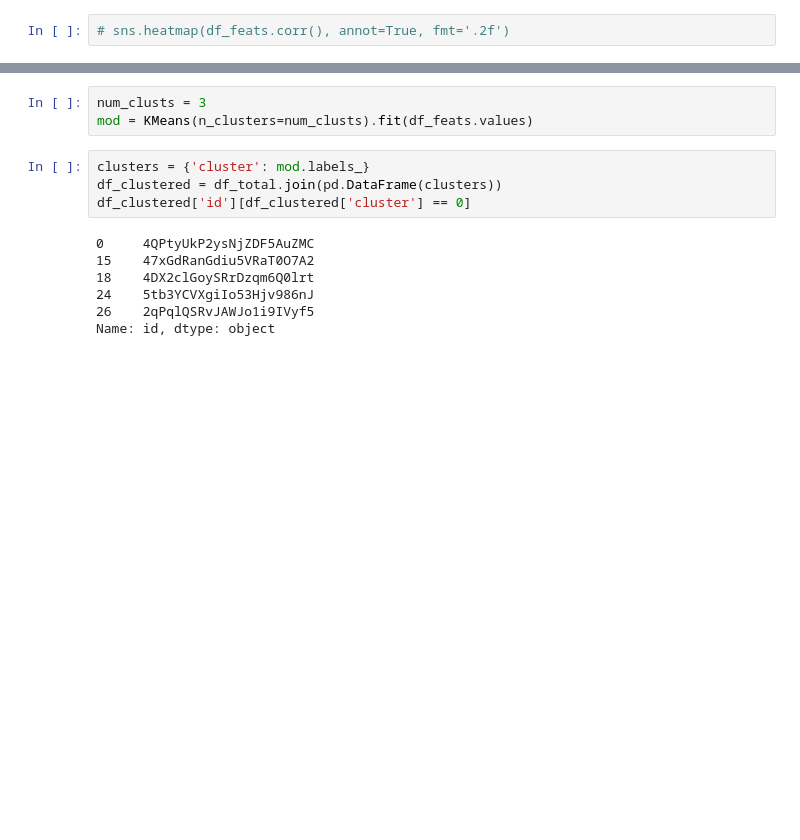
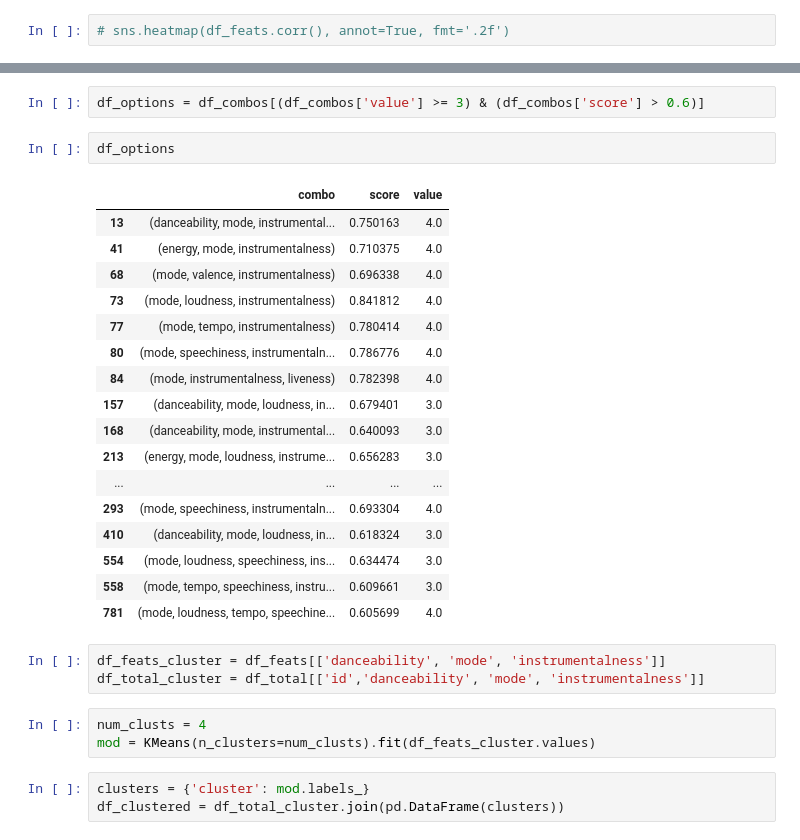
Before and after one commit to yashpar1/playlist-builder, a Jupyter notebook: exploratory_analysis.ipynb, the cells around one changed output, grey strips where cells are left out. Cells and saved outputs as stored; diff of their text form; blank space fills up the shorter version.

```diff
--- a/exploratory_analysis.ipynb
+++ b/exploratory_analysis.ipynb
@@ -177,17 +110,34 @@ sp.current_user_playlists()['items'][0]['id']
+# %%
+df_options = df_combos[(df_combos['value'] >= 3) & (df_combos['score'] > 0.6)]
+# %%
+df_options
+# %% [output]
+|  | combo | score | value |
+| 13 | (danceability, mode, instrumental... | 0.750163 | 4.0 |
+| 41 | (energy, mode, instrumentalness) | 0.710375 | 4.0 |
+| 68 | (mode, valence, instrumentalness) | 0.696338 | 4.0 |
+| 73 | (mode, loudness, instrumentalness) | 0.841812 | 4.0 |
+| 77 | (mode, tempo, instrumentalness) | 0.780414 | 4.0 |
+| 80 | (mode, speechiness, instrumentaln... | 0.786776 | 4.0 |
+| 84 | (mode, instrumentalness, liveness) | 0.782398 | 4.0 |
+| 157 | (danceability, mode, loudness, in... | 0.679401 | 3.0 |
+| 168 | (danceability, mode, instrumental... | 0.640093 | 3.0 |
+| 213 | (energy, mode, loudness, instrume... | 0.656283 | 3.0 |
+| ... | ... | ... | ... |
+| 293 | (mode, speechiness, instrumentaln... | 0.693304 | 4.0 |
+| 410 | (danceability, mode, loudness, in... | 0.618324 | 3.0 |
+| 554 | (mode, loudness, speechiness, ins... | 0.634474 | 3.0 |
+| 558 | (mode, tempo, speechiness, instru... | 0.609661 | 3.0 |
+| 781 | (mode, loudness, tempo, speechine... | 0.605699 | 4.0 |
+# %%
+df_feats_cluster = df_feats[['danceability', 'mode', 'instrumentalness']]
+df_total_cluster = df_total[['id','danceability', 'mode', 'instrumentalness']]
 # %%
-num_clusts = 3
-mod = KMeans(n_clusters=num_clusts).fit(df_feats.values)
+num_clusts = 4
+mod = KMeans(n_clusters=num_clusts).fit(df_feats_cluster.values)
 # %%
 clusters = {'cluster': mod.labels_}
-df_clustered = df_total.join(pd.DataFrame(clusters))
-df_clustered['id'][df_clustered['cluster'] == 0]
+df_clustered = df_total_cluster.join(pd.DataFrame(clusters))
-# %% [output]
-0     4QPtyUkP2ysNjZDF5AuZMC
-15    47xGdRanGdiu5VRaT0O7A2
-18    4DX2clGoySRrDzqm6Q0lrt
-24    5tb3YCVXgiIo53Hjv986nJ
-26    2qPqlQSRvJAWJo1i9IVyf5
-Name: id, dtype: object
 # %%
 for i in range(num_clusts):
     songs = list(df_clustered['id'][df_clustered['cluster'] == i])
```
Also changed, not shown: parts of 16 cells of this notebook.
